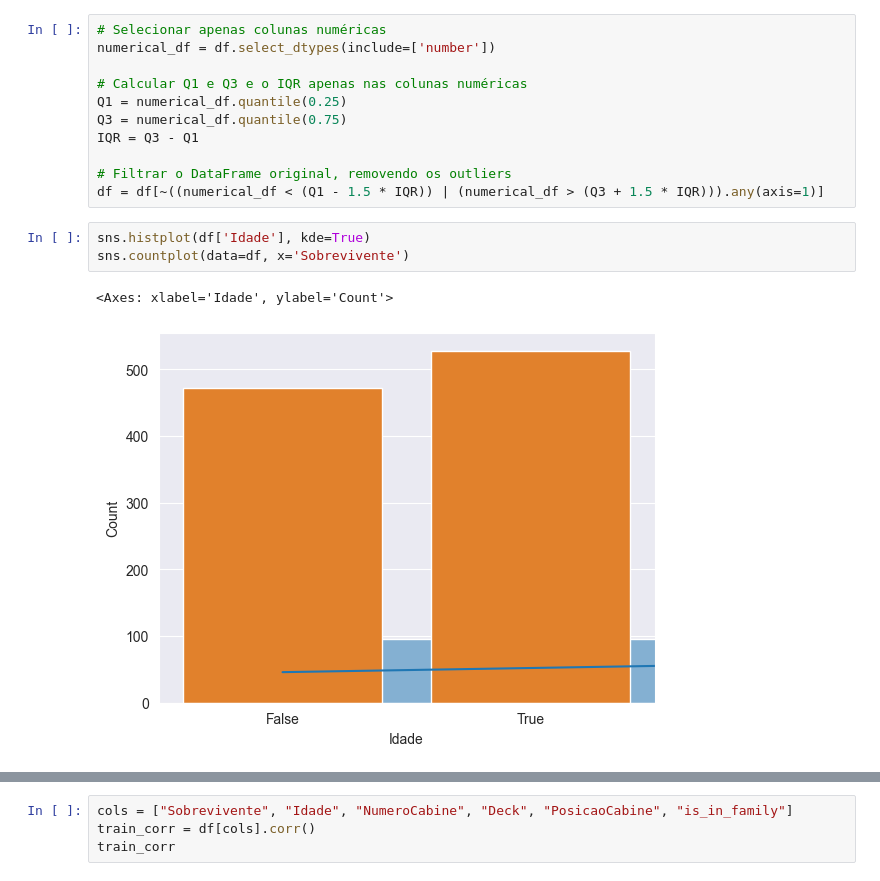
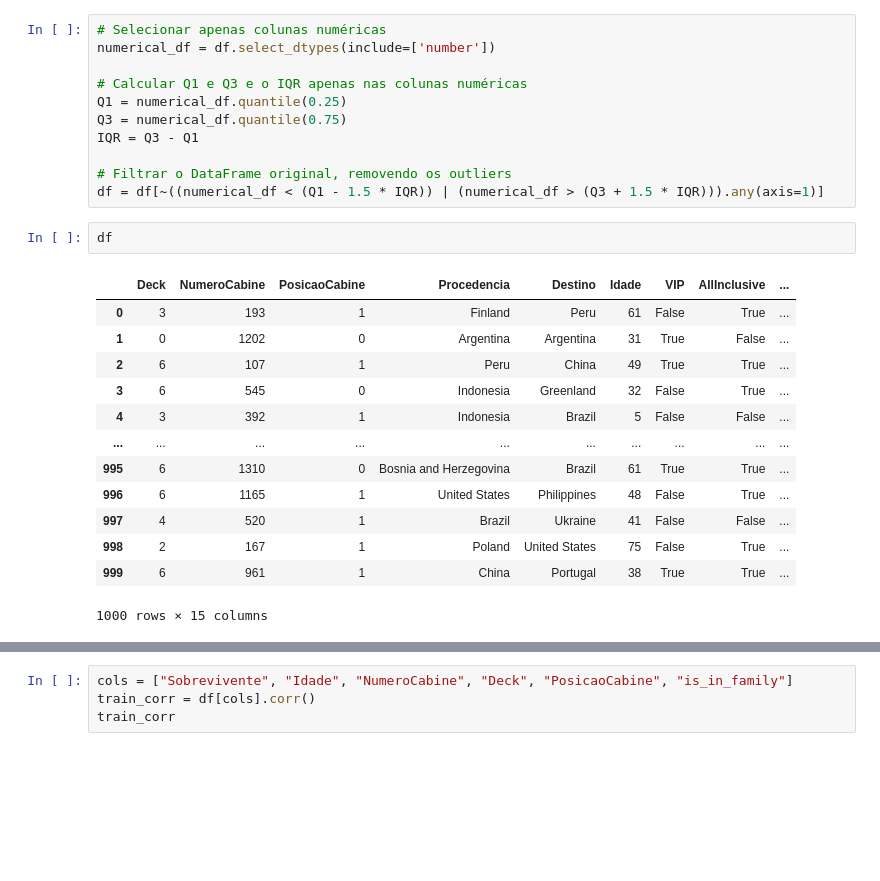
Before and after one commit to laiszig/machine_learning_sandbox, a Jupyter notebook: machine-learning/pucrs/ML-Project_2/naufragio-mediterraneo.ipynb, the cells around one changed output, grey strips where cells are left out. Drawn from its saved outputs; the diff is of its cells as text; blank space fills up the shorter version.

```diff
--- a/machine-learning/pucrs/ML-Project_2/naufragio-mediterraneo.ipynb
+++ b/machine-learning/pucrs/ML-Project_2/naufragio-mediterraneo.ipynb
@@ -258,8 +258,18 @@ IQR = Q3 - Q1
 # Filtrar o DataFrame original, removendo os outliers
 df = df[~((numerical_df < (Q1 - 1.5 * IQR)) | (numerical_df > (Q3 + 1.5 * IQR))).any(axis=1)]
 # %%
-sns.histplot(df['Idade'], kde=True)
-sns.countplot(data=df, x='Sobrevivente')
+df
 # %% [output]
+|  | Deck | NumeroCabine | PosicaoCabine | Procedencia | Destino | Idade | VIP | AllInclusive | ... |
+| 0 | 3 | 193 | 1 | Finland | Peru | 61 | False | True | ... |
+| 1 | 0 | 1202 | 0 | Argentina | Argentina | 31 | True | False | ... |
+| 2 | 6 | 107 | 1 | Peru | China | 49 | True | True | ... |
+| 3 | 6 | 545 | 0 | Indonesia | Greenland | 32 | False | True | ... |
+| 4 | 3 | 392 | 1 | Indonesia | Brazil | 5 | False | False | ... |
+| ... | ... | ... | ... | ... | ... | ... | ... | ... | ... |
+| 995 | 6 | 1310 | 0 | Bosnia and Herzegovina | Brazil | 61 | True | True | ... |
+| 996 | 6 | 1165 | 1 | United States | Philippines | 48 | False | True | ... |
+| 997 | 4 | 520 | 1 | Brazil | Ukraine | 41 | False | False | ... |
+| 998 | 2 | 167 | 1 | Poland | United States | 75 | False | True | ... |
+| 999 | 6 | 961 | 1 | China | Portugal | 38 | True | True | ... |
-<Axes: xlabel='Idade', ylabel='Count'>
+1000 rows × 15 columns
-[figure, removed]
```
Also changed, not shown: parts of 6 cells of this notebook, 10 other files.
